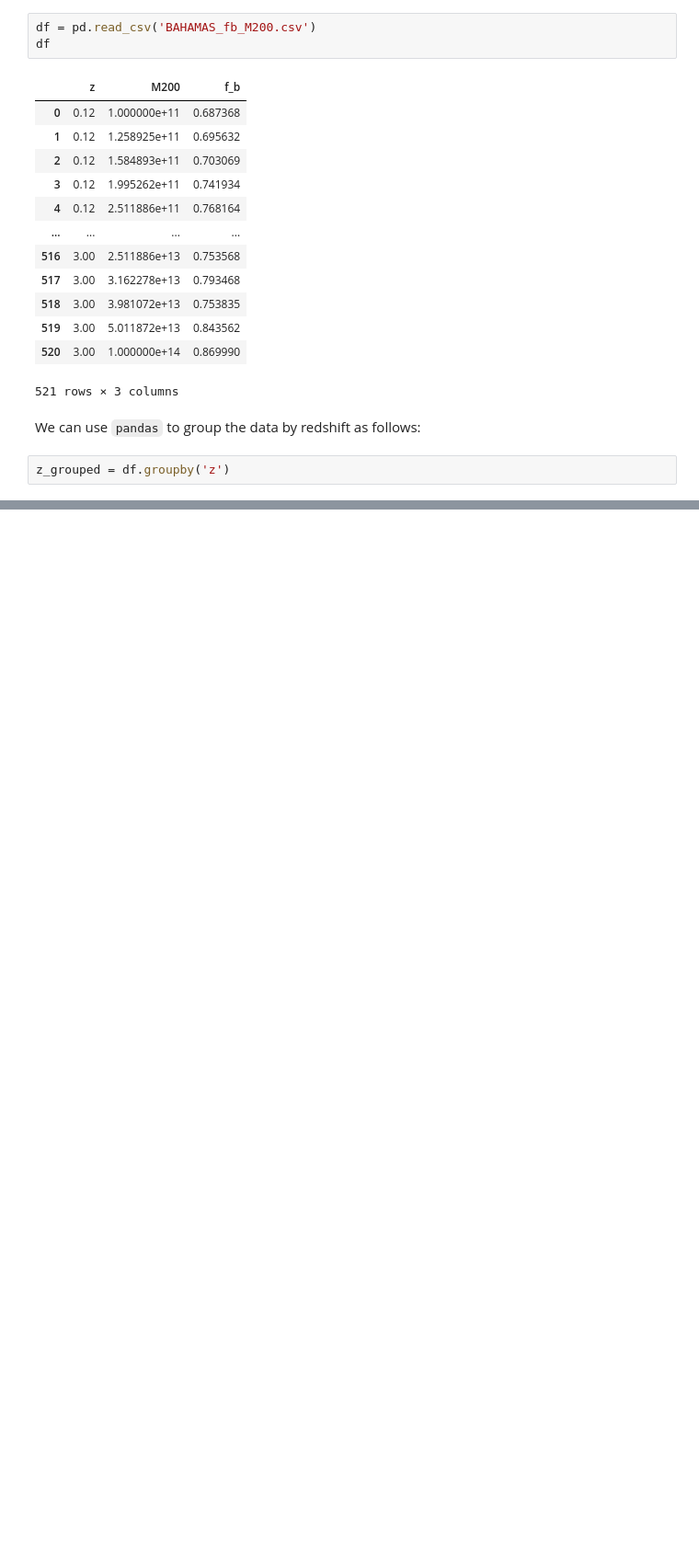
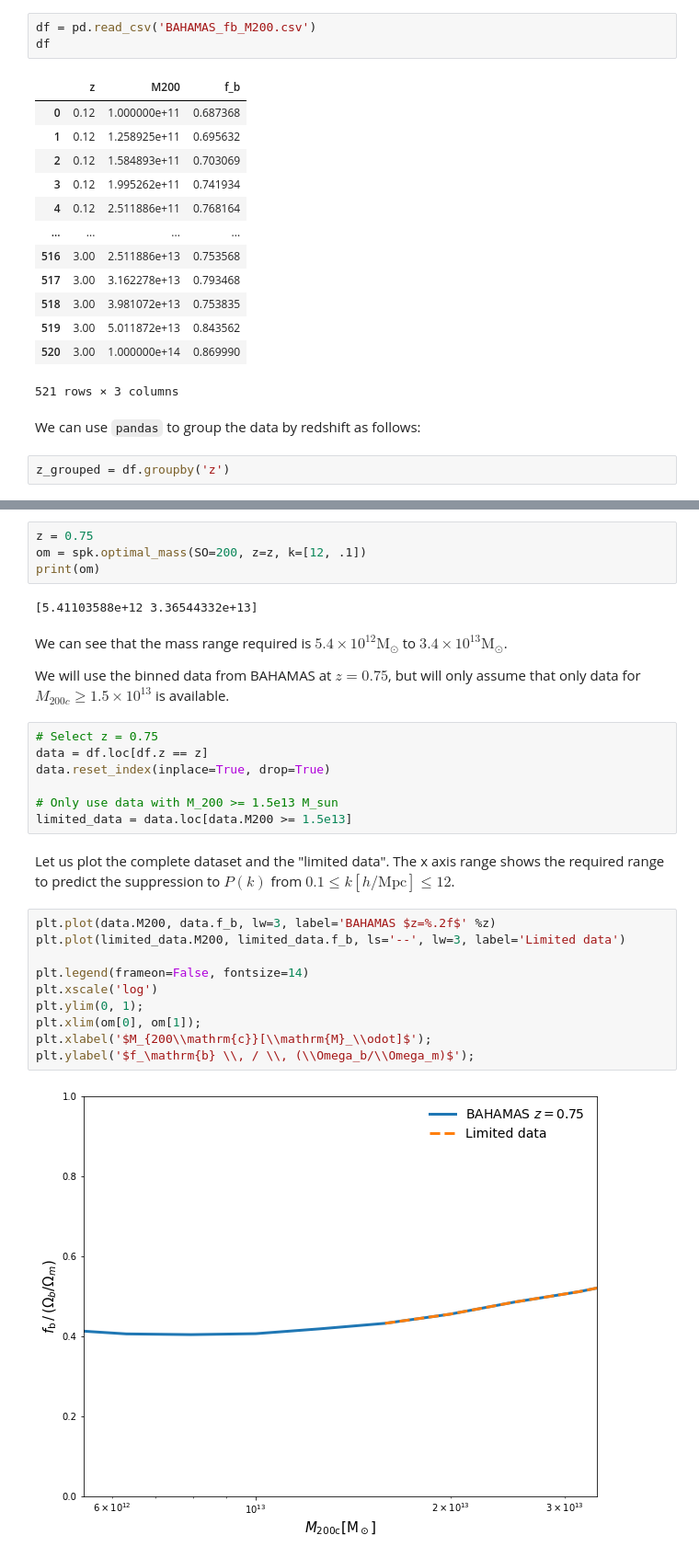
Before and after one commit to jemme07/pyspk, a Jupyter notebook: examples/pySPk_Examples.ipynb, the cells around one changed output, grey strips where cells are left out. Shown at 92% size. Saved outputs shown, nothing was run; the diff lists cells and outputs as text; blank space fills up the shorter version.

```diff
--- a/examples/pySPk_Examples.ipynb
+++ b/examples/pySPk_Examples.ipynb
@@ -207,0 +225,31 @@ plt.xlim(0.1, 12);
+# %%
+z = 0.75
+om = spk.optimal_mass(SO=200, z=z, k=[12, .1])
+print(om)
+# %% [output]
+[5.41103588e+12 3.36544332e+13]
+# %% [markdown]
+We can see that the mass range required is $5.4 \times 10^{12} \mathrm{M}_\odot$ to $3.4 \times 10^{13} \mathrm{M}_\odot$.
+
+We will use the binned data from BAHAMAS at $z = 0.75$, but will only assume that only data for $M_{200c} \geq 1.5 \times 10^{13}$ is available.
+# %%
+# Select z = 0.75
+data = df.loc[df.z == z]
+data.reset_index(inplace=True, drop=True)
+
+# Only use data with M_200 >= 1.5e13 M_sun
+limited_data = data.loc[data.M200 >= 1.5e13]
+# %% [markdown]
+Let us plot the complete dataset and the "limited data". The x axis range shows the required range to predict the suppression to $P(k)$ from $0.1 \leq k [h / \mathrm{Mpc}] \leq 12$.
+# %%
+plt.plot(data.M200, data.f_b, lw=3, label='BAHAMAS $z=%.2f$' %z)
+plt.plot(limited_data.M200, limited_data.f_b, ls='--', lw=3, label='Limited data')
+
+plt.legend(frameon=False, fontsize=14)
+plt.xscale('log')
+plt.ylim(0, 1);
+plt.xlim(om[0], om[1]);
+plt.xlabel('$M_{200\\mathrm{c}}[\\mathrm{M}_\\odot]$');
+plt.ylabel('$f_\mathrm{b} \\, / \\, (\\Omega_b/\\Omega_m)$');
+# %% [output]
+[figure, added]
```
Also changed, not shown: parts of 26 cells of this notebook, 4 other files.
